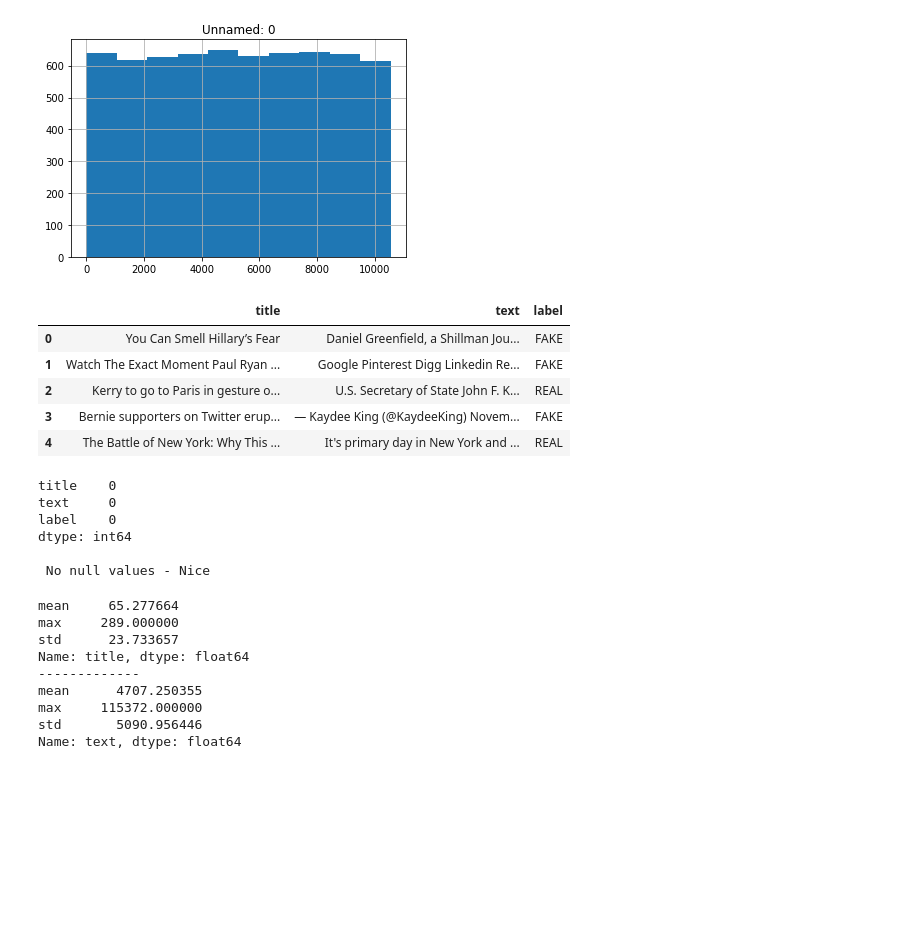
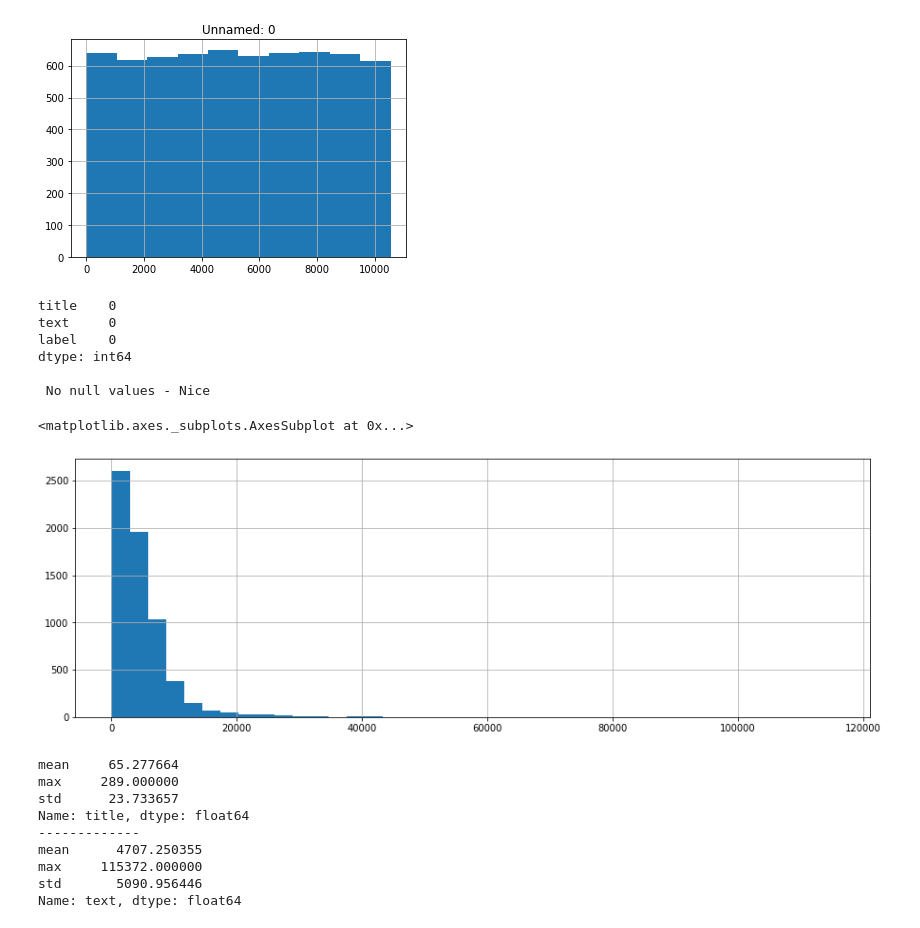
Before and after one commit to Benk195/FakeNews, a Jupyter notebook: FakeNews.ipynb, the cells around one changed output. Drawn from its saved outputs; the diff is of its cells as text; code cells hidden in the pictures; blank space fills up the shorter version.

```diff
--- a/FakeNews.ipynb
+++ b/FakeNews.ipynb
@@ -83,15 +83,6 @@ print('\n This means Unnamed: 0 is just an index and can be removed')
 
  This means Unnamed: 0 is just an index and can be removed
 [figure]
-# %%
-df.head()
-# %% [output]
-|  | title | text | label |
-| 0 | You Can Smell Hillary’s Fear | Daniel Greenfield, a Shillman Jou... | FAKE |
-| 1 | Watch The Exact Moment Paul Ryan ... | Google Pinterest Digg Linkedin Re... | FAKE |
-| 2 | Kerry to go to Paris in gesture o... | U.S. Secretary of State John F. K... | REAL |
-| 3 | Bernie supporters on Twitter erup... | — Kaydee King (@KaydeeKing) Novem... | FAKE |
-| 4 | The Battle of New York: Why This ... | It's primary day in New York and ... | REAL |
 # %%
 x = df.isna().sum()
 print(x)
@@ -103,6 +94,12 @@ label    0
 dtype: int64
 
  No null values - Nice
+# %%
+lengths = df['text'].str.len()
+lengths.hist(bins=40, figsize=(15,5))
+# %% [output]
+<matplotlib.axes._subplots.AxesSubplot at 0x...>
+[figure, added]
 # %%
 print(df['title'].str.len().agg(['mean','max','std']))
 print('-------------')
```
Also changed, not shown: parts of 1 cell of this notebook.
